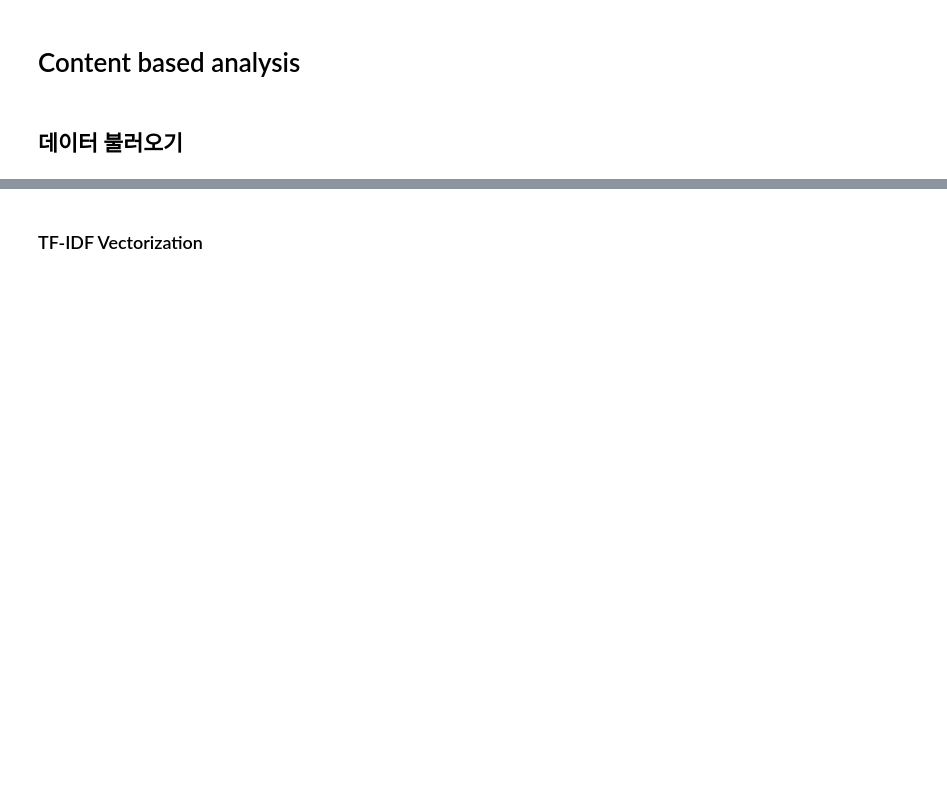
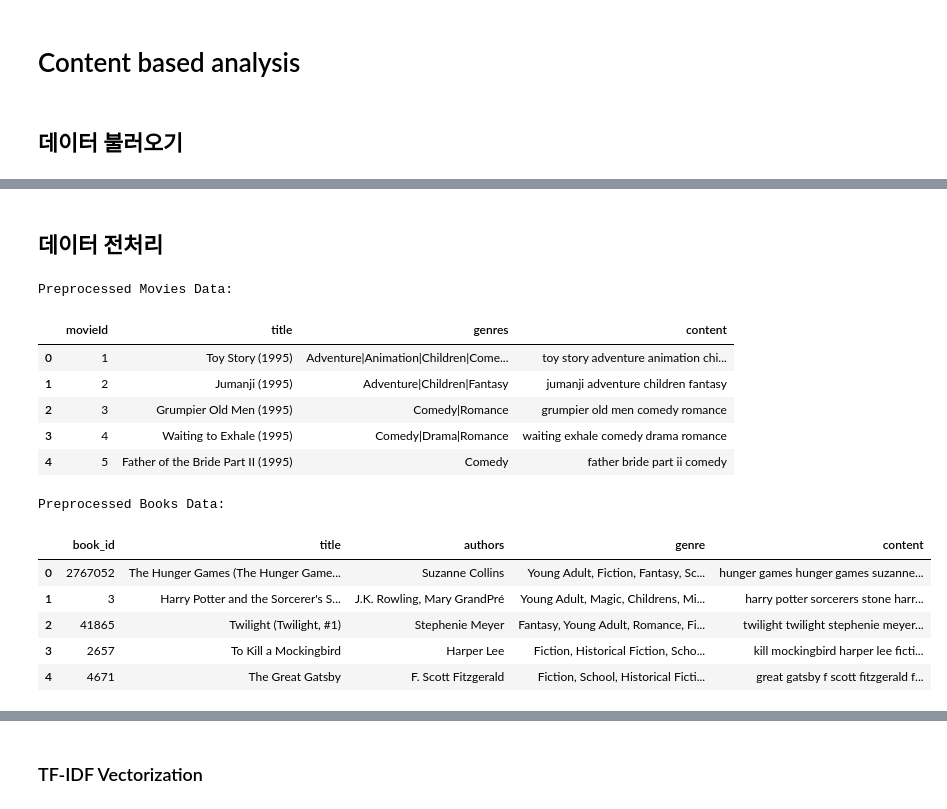
Before and after one commit to cyerinn/2024-2-data_mining-team-project, a Jupyter notebook: content_based_analysis.ipynb, the cells around one changed output, grey strips where cells are left out. Saved outputs shown, nothing was run; the diff lists cells and outputs as text; code cells hidden in the pictures; blank space fills up the shorter version.

```diff
--- a/content_based_analysis.ipynb
+++ b/content_based_analysis.ipynb
@@ -60,25 +81,59 @@ True
+# %% [markdown]
+## 데이터 전처리
 # %%
-# 불용어 처리
-stop_words = set(stopwords.words('english'))
+# Cell 3: Data Preprocessing
 
-# 전처리 함수: 텍스트 결합 및 불용어 제거 (태그 데이터 제외)
+# 결측치 처리
+books_data.dropna(inplace=True)
+movies_data.dropna(inplace=True)
+ratings.dropna(inplace=True)
+
+# 전처리 함수: 영화 텍스트 결합 및 불용어 제거
 def preprocess_text(title, genres):
     if pd.isna(genres) or genres is None:
         genres = ""
-
-    # 문자열을 모두 소문자로 변환
     text = f"{title} {genres}".lower()
-
-    # '|'를 공백으로 바꾸어 장르를 단어로 분리
     text = text.replace('|', ' ')
-
-    # 숫자, 특수 문자 제거
     text = re.sub(r'[^a-z\s]', '', text)
-
-    # 불용어 제거
     tokens = text.split()
     tokens = [word for word in tokens if word not in stop_words]
-
     return ' '.join(tokens)
 
+# 전처리 함수: 도서 텍스트 결합 및 불용어 제거
+def preprocess_book_text(title, authors, genres):
+    if pd.isna(genres) or genres is None:
+        genres = ""
+    if pd.isna(authors) or authors is None:
+        authors = ""
+    genres = genres.replace(',', ' ').replace('  ', ' ')
+    text = f"{title} {authors} {genres}".lower()
+    text = re.sub(r'[^a-z\s]', '', text)
+    tokens = text.split()
+    tokens = [word for word in tokens if word not in stop_words]
+    return ' '.join(tokens)
+
+# 'content' 열 생성
 movies_data['content'] = movies_data.apply(lambda row: preprocess_text(row['title'], row['genres']), axis=1)
+books_data['content'] = books_data.apply(lambda row: preprocess_book_text(row['title'], row['authors'], row['genre']), axis=1)
+
+# 데이터 확인
+print("Preprocessed Movies Data:")
+display(movies_data[['movieId', 'title', 'genres', 'content']].head())
+
+print("\nPreprocessed Books Data:")
+display(books_data[['book_id', 'title', 'authors', 'genre', 'content']].head())
+# %% [output]
+Preprocessed Movies Data:
+|  | movieId | title | genres | content |
+| 0 | 1 | Toy Story (1995) | Adventure|Animation|Children|Come... | toy story adventure animation chi... |
+| 1 | 2 | Jumanji (1995) | Adventure|Children|Fantasy | jumanji adventure children fantasy |
+| 2 | 3 | Grumpier Old Men (1995) | Comedy|Romance | grumpier old men comedy romance |
+| 3 | 4 | Waiting to Exhale (1995) | Comedy|Drama|Romance | waiting exhale comedy drama romance |
+| 4 | 5 | Father of the Bride Part II (1995) | Comedy | father bride part ii comedy |
+Preprocessed Books Data:
+|  | book_id | title | authors | genre | content |
+| 0 | 2767052 | The Hunger Games (The Hunger Game... | Suzanne Collins | Young Adult, Fiction, Fantasy, Sc... | hunger games hunger games suzanne... |
+| 1 | 3 | Harry Potter and the Sorcerer's S... | J.K. Rowling, Mary GrandPré | Young Adult, Magic, Childrens, Mi... | harry potter sorcerers stone harr... |
+| 2 | 41865 | Twilight (Twilight, #1) | Stephenie Meyer | Fantasy, Young Adult, Romance, Fi... | twilight twilight stephenie meyer... |
+| 3 | 2657 | To Kill a Mockingbird | Harper Lee | Fiction, Historical Fiction, Scho... | kill mockingbird harper lee ficti... |
+| 4 | 4671 | The Great Gatsby | F. Scott Fitzgerald | Fiction, School, Historical Ficti... | great gatsby f scott fitzgerald f... |
```
Also changed, not shown: parts of 20 cells of this notebook.
